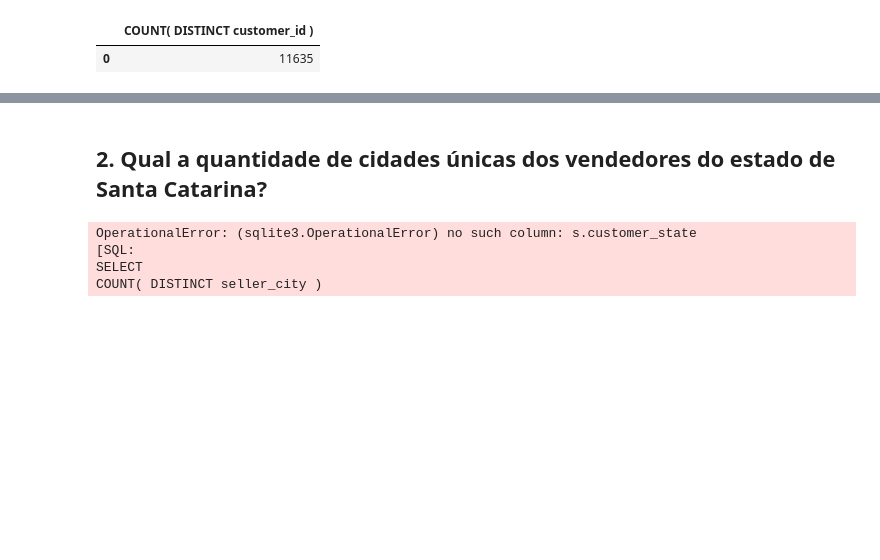
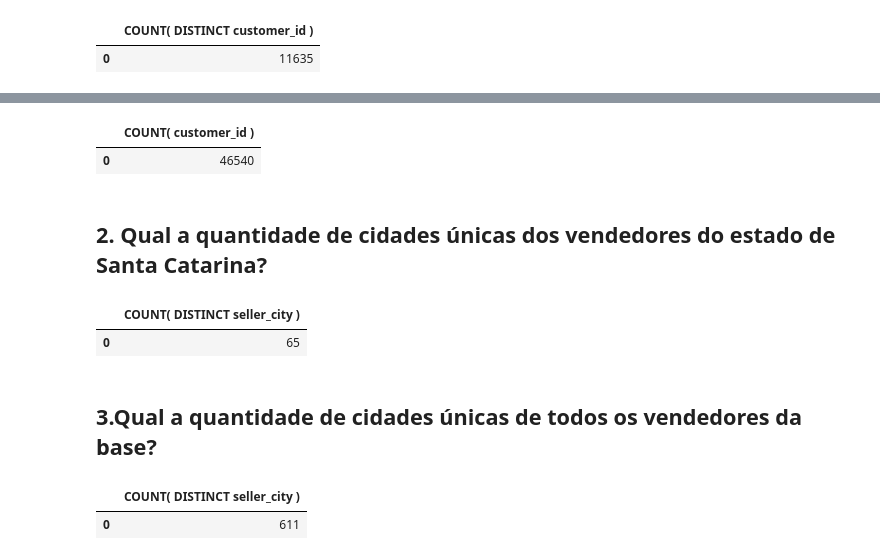
Before and after one commit to alessandra-barbosa/olist_brazil_advanced_sql, a Jupyter notebook: olist_brazil_avanced_sql.ipynb, the cells around one changed output, grey strips where cells are left out. Drawn from its saved outputs; the diff is of its cells as text; code cells hidden in the pictures; blank space fills up the shorter version.

```diff
--- a/olist_brazil_avanced_sql.ipynb
+++ b/olist_brazil_avanced_sql.ipynb
@@ -539,17 +525,0 @@ table
-# %% [markdown]
-## 2. Qual a quantidade de cidades únicas dos vendedores do estado de Santa Catarina?
-# %%
-query="""
-SELECT
-COUNT( DISTINCT seller_city )
-FROM sellers s
-WHERE s.customer_state = 'SC'
-
-"""
-table=pd.read_sql_query(query,conn)
-table
-# %% [output]
-OperationalError: (sqlite3.OperationalError) no such column: s.customer_state
-[SQL:
-SELECT
-COUNT( DISTINCT seller_city )
@@ -560,0 +526,42 @@ seller_id                 TEXT,
+# %%
+query="""
+SELECT
+COUNT( customer_id )
+FROM customer c
+WHERE customer_state = 'MG'
+
+"""
+table=pd.read_sql_query(query,conn)
+table
+# %% [output]
+|  | COUNT( customer_id ) |
+| 0 | 46540 |
+# %% [markdown]
+## 2. Qual a quantidade de cidades únicas dos vendedores do estado de Santa Catarina?
+# %%
+query="""
+SELECT
+COUNT( DISTINCT seller_city )
+FROM sellers s
+WHERE s.seller_state = 'SC'
+
+"""
+table=pd.read_sql_query(query,conn)
+table
+# %% [output]
+|  | COUNT( DISTINCT seller_city ) |
+| 0 | 65 |
+# %% [markdown]
+## 3.Qual a quantidade de cidades únicas de todos os vendedores da base?
+# %%
+query="""
+SELECT
+COUNT( DISTINCT seller_city )
+FROM sellers s
+
+"""
+table=pd.read_sql_query(query,conn)
+table
+# %% [output]
+|  | COUNT( DISTINCT seller_city ) |
+| 0 | 611 |
```
Also changed, not shown: parts of 25 cells of this notebook, 2 other files.
